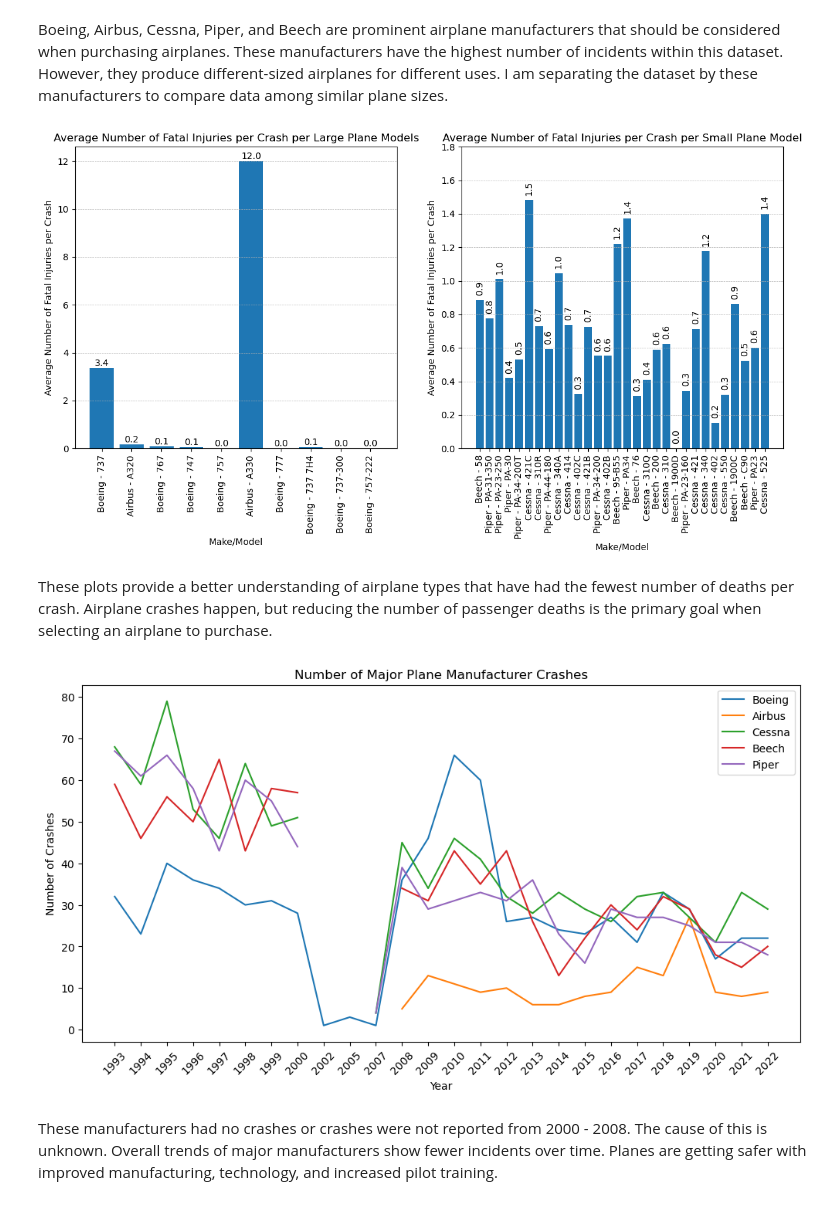
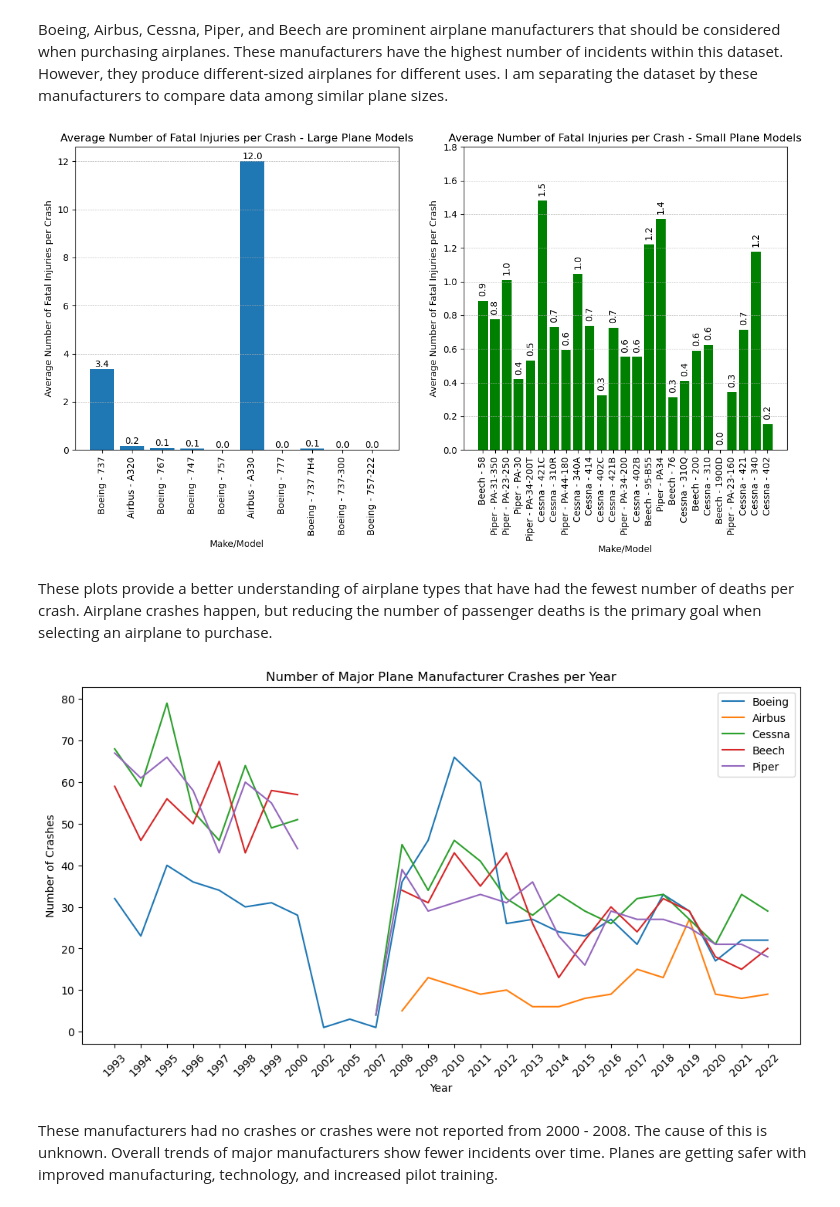
Before and after one commit to mkearns17/Aviation_Accidents_Project, a Jupyter notebook: Aviation_Phase1_Project.ipynb, the cells around one changed output. Cells and saved outputs as stored; diff of their text form; code cells hidden in the pictures.

Commit message:
updated plots

```diff
--- a/Aviation_Phase1_Project.ipynb
+++ b/Aviation_Phase1_Project.ipynb
@@ -205,37 +205,37 @@ top_large_planes_injuries = large_planes_injuries.sort_values('Total Number of I
 small_planes_injuries = small_planes.groupby('Make/Model')\
             [['Total Fatal Injuries','Total Serious Injuries','Total Minor Injuries','Total Uninjured']].agg('mean')
 small_planes_injuries['Total Number of Incidents'] = small_planes['Make/Model'].value_counts()
-top_small_planes_injuries = small_planes_injuries.sort_values('Total Number of Incidents', ascending = False)[0:30]
+top_small_planes_injuries = small_planes_injuries.sort_values('Total Number of Incidents', ascending = False)[0:25]
 # %%
 #Plot average number of fatal injuries for large and small planes
 fig, ax = plt.subplots(nrows = 1, ncols=2, figsize=(14,6))
 
 x1 = top_large_planes_injuries.index
 x2 = top_small_planes_injuries.index
 h1 = top_large_planes_injuries['Total Fatal Injuries']
 h2 = top_small_planes_injuries['Total Fatal Injuries']
 
 plot_1=ax[0].bar(x = x1, height = h1)
 ax[0].set_xlabel('Make/Model')
 ax[0].set_ylabel('Average Number of Fatal Injuries per Crash')
-ax[0].set_title ('Average Number of Fatal Injuries per Crash per Large Plane Models')
+ax[0].set_title ('Average Number of Fatal Injuries per Crash - Large Plane Models')
 ax[0].tick_params(axis='x', labelrotation=90)
 ax[0].grid(visible = True, which = 'both', axis = "y",linestyle='--', linewidth=0.5)
 ax[0].bar_label(plot_1,fmt='%.1f')
 
-plot_2 = ax[1].bar(x = x2, height = h2)
+plot_2 = ax[1].bar(x = x2, height = h2, color = 'green')
 ax[1].set_xlabel('Make/Model')
 ax[1].set_ylabel('Average Number of Fatal Injuries per Crash')
-ax[1].set_title('Average Number of Fatal Injuries per Crash per Small Plane Model')
+ax[1].set_title('Average Number of Fatal Injuries per Crash - Small Plane Models')
 ax[1].tick_params(axis='x', labelrotation=90)
 ax[1].grid(visible = True, which = 'both', axis = "y",linestyle='--', linewidth=0.5)
 ax[1].bar_label(plot_2,fmt='%.1f',rotation = 90, padding = 5)
 ax[1].set_ylim([0,1.8])
 
 plt.savefig("./images/Avg_fatal_injuries_makemodel.png", dpi=150, bbox_inches = 'tight')
 plt.show()
 # %% [output]
-[figure, old version]
+[figure, new version]
 # %% [markdown]
 These plots provide a better understanding of airplane types that have had the fewest number of deaths per crash. Airplane crashes happen, but reducing the number of passenger deaths is the primary goal when selecting an airplane to purchase.
 # %%
@@ -262,12 +262,12 @@ ax.tick_params(axis='x', labelrotation=45)
 ax.legend(crashes_make_per_yr.columns)
 ax.set_xlabel('Year')
 ax.set_ylabel('Number of Crashes')
-ax.set_title('Number of Major Plane Manufacturer Crashes')
+ax.set_title('Number of Major Plane Manufacturer Crashes per Year')
 
 plt.savefig("./images/crashes_per_yr.png", dpi=150)
 plt.show()
 # %% [output]
-[figure, old version]
+[figure, new version]
 # %% [markdown]
 These manufacturers had no crashes or crashes were not reported from 2000 - 2008. The cause of this is unknown. Overall trends of major manufacturers show fewer incidents over time. Planes are getting safer with improved manufacturing, technology, and increased pilot training.
 # %%
```
Also changed, not shown: parts of 1 cell of this notebook, 2 other files.
